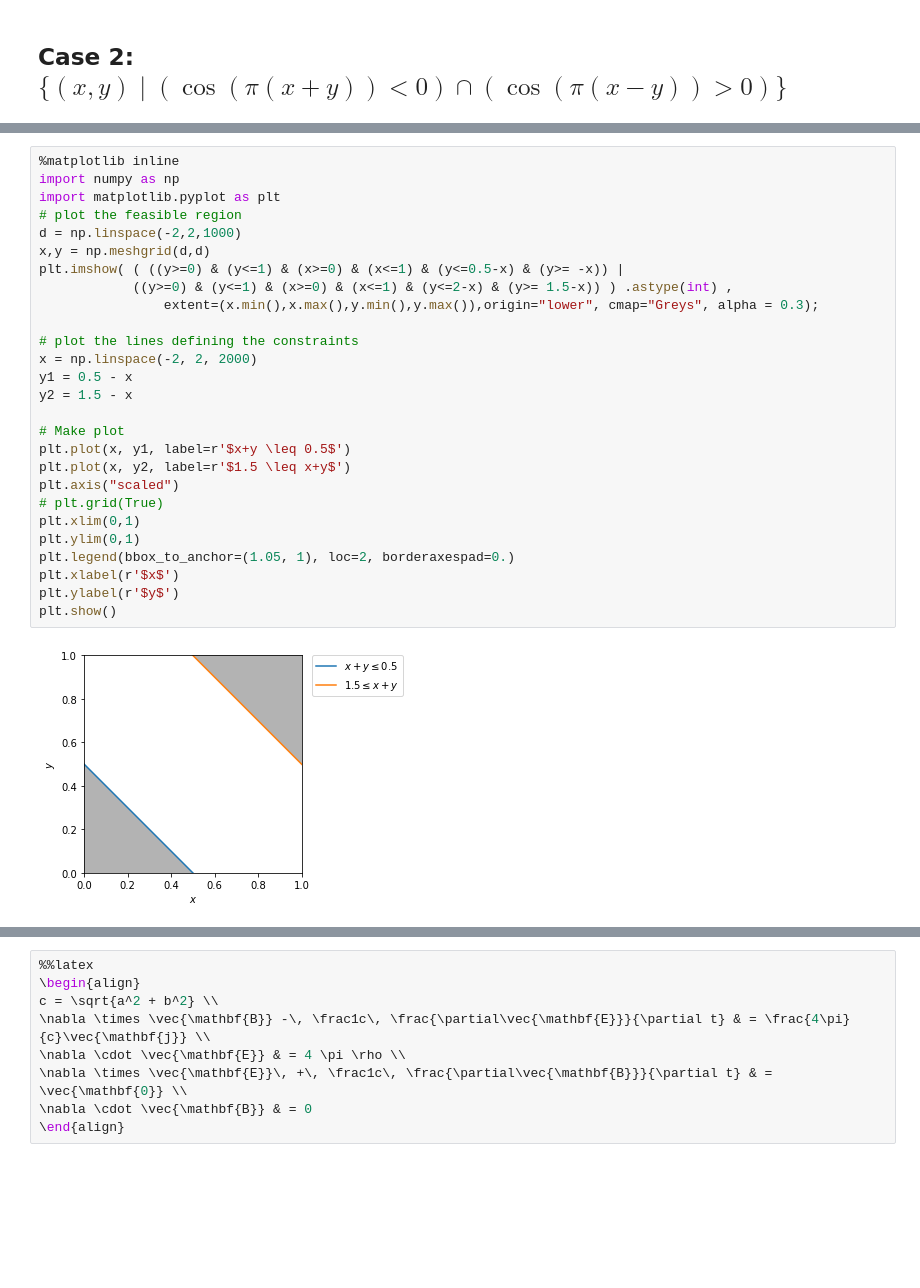
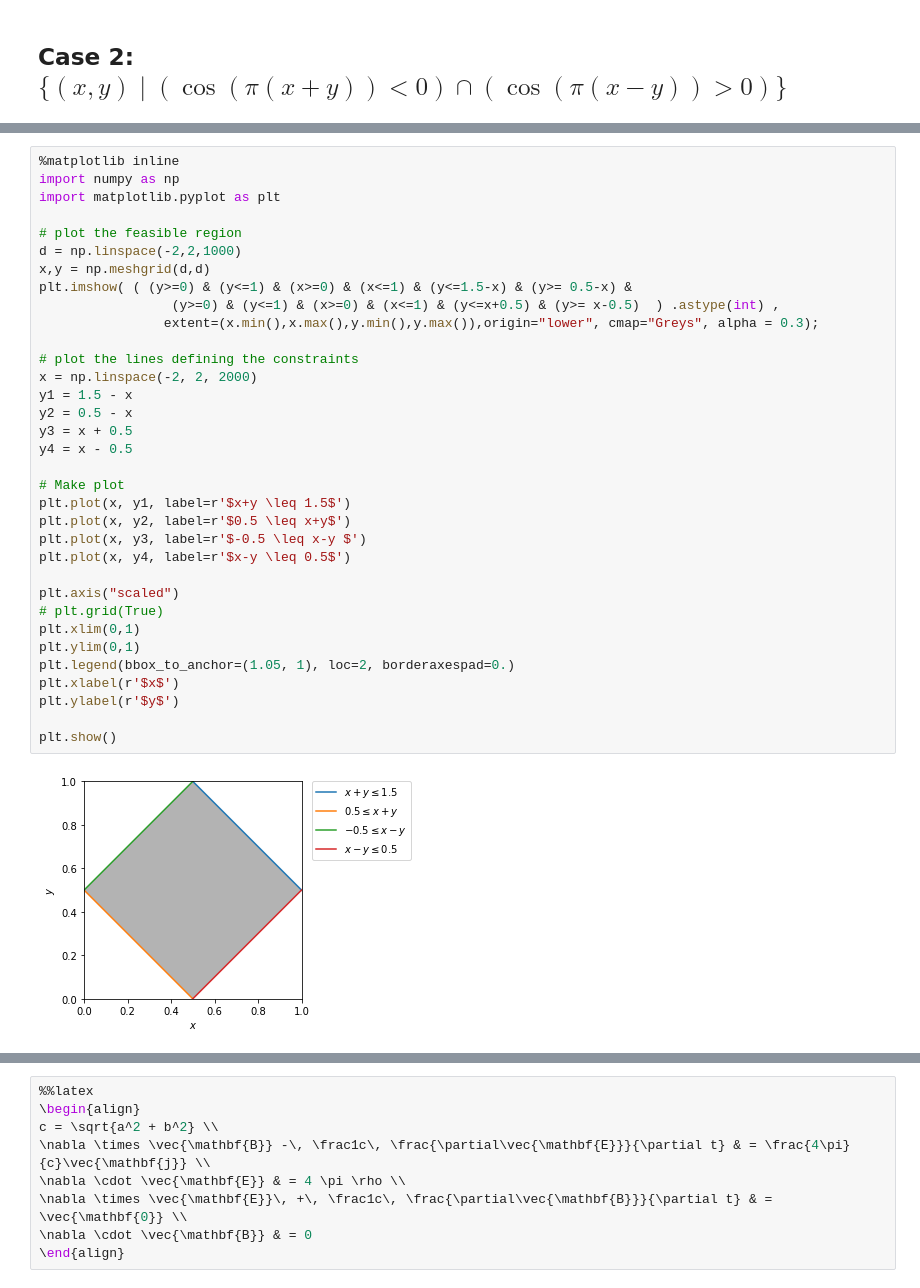
Before and after one commit to ivansetiawantky/welovemath, a Jupyter notebook: smak1/20200208_prob_sin2x/20200208_prob_sin2x.ipynb, the cells around one changed output, grey strips where cells are left out. Cells and saved outputs as stored; diff of their text form; blank space fills up the shorter version.

```diff
--- a/smak1/20200208_prob_sin2x/20200208_prob_sin2x.ipynb
+++ b/smak1/20200208_prob_sin2x/20200208_prob_sin2x.ipynb
@@ -279,29 +420,36 @@ plt.show()
 # %%
 %matplotlib inline
 import numpy as np
 import matplotlib.pyplot as plt
+
 # plot the feasible region
 d = np.linspace(-2,2,1000)
 x,y = np.meshgrid(d,d)
-plt.imshow( ( ((y>=0) & (y<=1) & (x>=0) & (x<=1) & (y<=0.5-x) & (y>= -x)) |
-            ((y>=0) & (y<=1) & (x>=0) & (x<=1) & (y<=2-x) & (y>= 1.5-x)) ) .astype(int) ,
+plt.imshow( ( (y>=0) & (y<=1) & (x>=0) & (x<=1) & (y<=1.5-x) & (y>= 0.5-x) &
+                 (y>=0) & (y<=1) & (x>=0) & (x<=1) & (y<=x+0.5) & (y>= x-0.5)  ) .astype(int) ,
                 extent=(x.min(),x.max(),y.min(),y.max()),origin="lower", cmap="Greys", alpha = 0.3);
 
 # plot the lines defining the constraints
 x = np.linspace(-2, 2, 2000)
-y1 = 0.5 - x
-y2 = 1.5 - x
+y1 = 1.5 - x
+y2 = 0.5 - x
+y3 = x + 0.5
+y4 = x - 0.5
 
 # Make plot
-plt.plot(x, y1, label=r'$x+y \leq 0.5$')
-plt.plot(x, y2, label=r'$1.5 \leq x+y$')
+plt.plot(x, y1, label=r'$x+y \leq 1.5$')
+plt.plot(x, y2, label=r'$0.5 \leq x+y$')
+plt.plot(x, y3, label=r'$-0.5 \leq x-y $')
+plt.plot(x, y4, label=r'$x-y \leq 0.5$')
+
 plt.axis("scaled")
 # plt.grid(True)
 plt.xlim(0,1)
 plt.ylim(0,1)
 plt.legend(bbox_to_anchor=(1.05, 1), loc=2, borderaxespad=0.)
 plt.xlabel(r'$x$')
 plt.ylabel(r'$y$')
+
 plt.show()
 # %% [output]
-[figure, old version]
+[figure, new version]
```
Also changed, not shown: parts of 13 cells of this notebook, 1 other file.
